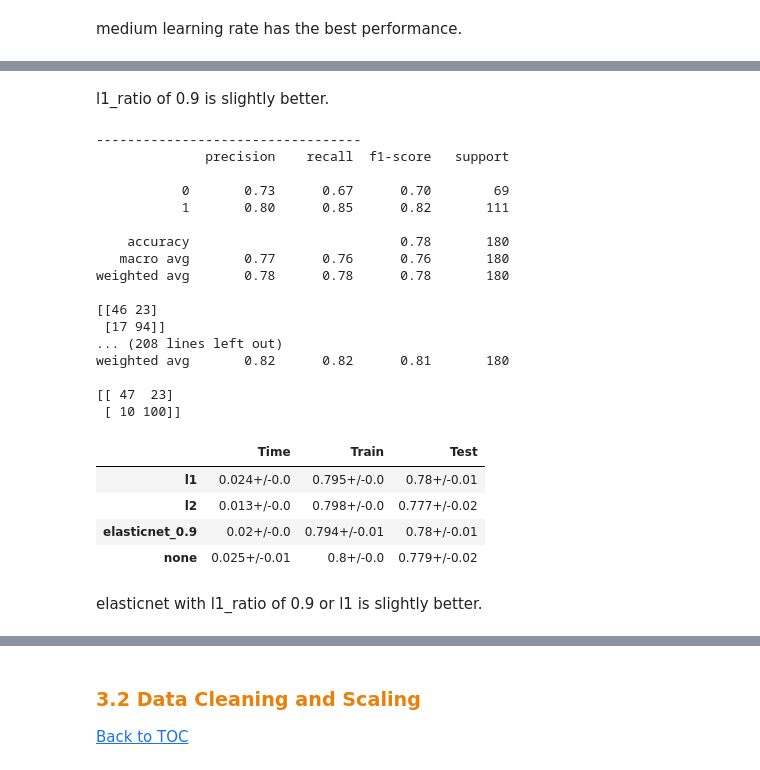
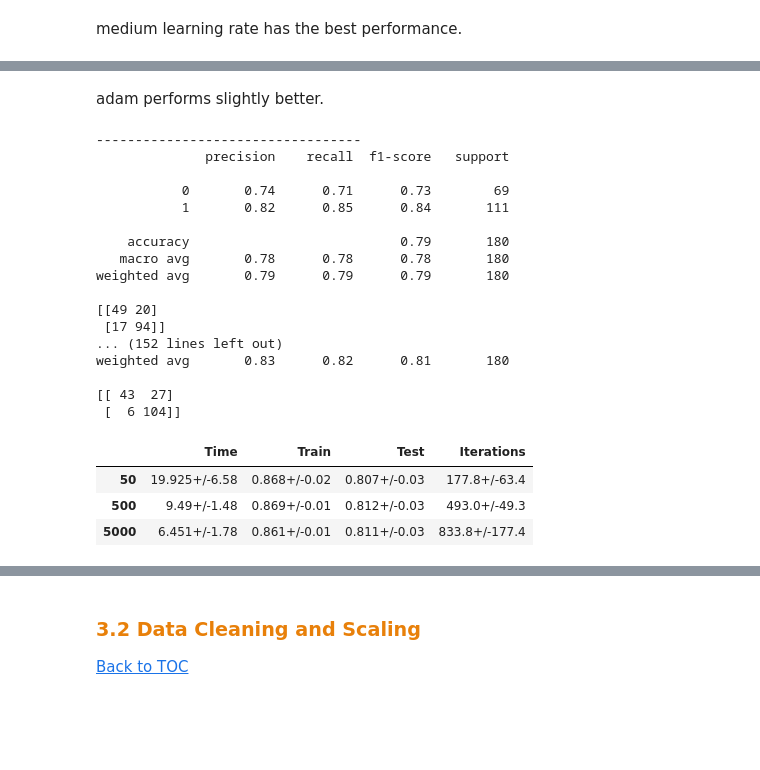
Before and after one commit to CatPalha/machineLearningProject, a Jupyter notebook: Project_BooleanPandemic_Group30.ipynb, the cells around one changed output, grey strips where cells are left out. Saved outputs shown, nothing was run; the diff lists cells and outputs as text; code cells hidden in the pictures; blank space fills up the shorter version.

```diff
--- a/Project_BooleanPandemic_Group30.ipynb
+++ b/Project_BooleanPandemic_Group30.ipynb
@@ -229,7 +235,6 @@ target = train['Deceased']
 data['Infected_per_Family'] = data['Parents or siblings infected'] + data['Wife/Husband or children infected']
 data['Marital_Status'] = 0
 data['Gender'] = 0
-data['Title'] = 0
 # 2020-60 = 1960
 data['Is_young'] = 0
 for i in data.index:
@@ -552,19 +550,7 @@ def avg_score(model_, method='knn', k=1, remove=False, std=3, oversampling=False
     timer = []
     n_iter = []
 
-    data__ = data.drop(['Name','City','Title'],1)
-
-    """cat_col = []
-    num_col = []
-
-    for col in data__.columns:
-        if col in ['Severity','City','Marital_Status','Gender','Title','Is_young']:
-            cat_col.append(col)
-        elif col in ['Family_Case_ID','Birthday_year','Parents or siblings infected','Wife/Husband or children infected','Medical_Expenses_Family','Infected_per_Family']:
-            num_col.append(col)
-
-    anova = pd.Series(data=0,index=num_col)
-    chi = pd.Series(data=0,index=cat_col)"""
+    data__ = data.drop(['Name','City'],1)
 
     for train_index, test_index in kf.split(data__,target):
         model = deepcopy(model_)
@@ -584,16 +570,6 @@ def avg_score(model_, method='knn', k=1, remove=False, std=3, oversampling=False
         # oversample the minority class
         if oversampling == True:
             X_train, y_train = oversample(X_train, y_train)
-
-        """if features == True:
-            data_cat = X_train[cat_col]
-            data_num = X_train[num_col]
-
-            anova_ = pd.Series(data=f_classif(data_num,y_train)[0],index=data_num.columns)
-            chi_ = pd.Series(data=chi2(data_cat,y_train)[0],index=data_cat.columns)
-
-            anova += anova_
-            chi += chi_"""
 
         # scale the data
         scaler.fit(X_train)
@@ -653,13 +629,6 @@ def avg_score(model_, method='knn', k=1, remove=False, std=3, oversampling=False
     avg_iter = round(np.mean(n_iter),1)
     std_iter = round(np.std(n_iter),1)
 
-    """if features == True:
-        anova = anova.sort_values(ascending=False)
-        chi = chi.sort_values(ascending=False)
-
-        print(anova)
-        print(chi)"""
-
     return str(avg_time) + '+/-' + str(std_time), str(avg_train) + '+/-' + str(std_train),\
 str(avg_test) + '+/-' + str(std_test), str(avg_iter) + '+/-' + str(std_iter)
 # %%
@@ -919,2 +848,0 @@ weighted avg       0.81      0.81      0.80       180
-# %% [markdown]
-l1_ratio of 0.9 is slightly better.
@@ -926,28 +849,31 @@ model_saga_none = LogisticRegression(penalty='none',solver='saga')
+# %% [markdown]
+adam performs slightly better.
+# %%
+model_batch5 = MLPClassifier(batch_size=5,max_iter=1000,random_state=0)
+model_batch50 = MLPClassifier(batch_size=50,max_iter=1000,random_state=0)
+model_batch500 = MLPClassifier(batch_size=500,max_iter=1000,random_state=0)
 # %%
-df = pd.DataFrame(columns=['Time','Train','Test'],index=['l1','l2','elasticnet_0.9','none'])
-show_results(df,[model_saga_l1,model_saga_l2,model_saga_elasticnet_0_9,model_saga_none])
+df = pd.DataFrame(columns=['Time','Train','Test','Iterations'],index=[50,500,5000])
+show_results(df,[model_batch5,model_batch50,model_batch500])
 # %% [output]
 ----------------------------------
               precision    recall  f1-score   support
 
-           0       0.73      0.67      0.70        69
-           1       0.80      0.85      0.82       111
+           0       0.74      0.71      0.73        69
+           1       0.82      0.85      0.84       111
 
-    accuracy                           0.78       180
-   macro avg       0.77      0.76      0.76       180
-weighted avg       0.78      0.78      0.78       180
+    accuracy                           0.79       180
+   macro avg       0.78      0.78      0.78       180
+weighted avg       0.79      0.79      0.79       180
 
-[[46 23]
+[[49 20]
  [17 94]]
-... (208 lines left out)
-weighted avg       0.82      0.82      0.81       180
+... (152 lines left out)
+weighted avg       0.83      0.82      0.81       180
 
-[[ 47  23]
- [ 10 100]]
+[[ 43  27]
+ [  6 104]]
-|  | Time | Train | Test |
-| l1 | 0.024+/-0.0 | 0.795+/-0.0 | 0.78+/-0.01 |
-| l2 | 0.013+/-0.0 | 0.798+/-0.0 | 0.777+/-0.02 |
-| elasticnet_0.9 | 0.02+/-0.0 | 0.794+/-0.01 | 0.78+/-0.01 |
-| none | 0.025+/-0.01 | 0.8+/-0.0 | 0.779+/-0.02 |
+|  | Time | Train | Test | Iterations |
+| 50 | 19.925+/-6.58 | 0.868+/-0.02 | 0.807+/-0.03 | 177.8+/-63.4 |
+| 500 | 9.49+/-1.48 | 0.869+/-0.01 | 0.812+/-0.03 | 493.0+/-49.3 |
+| 5000 | 6.451+/-1.78 | 0.861+/-0.01 | 0.811+/-0.03 | 833.8+/-177.4 |
-# %% [markdown]
-elasticnet with l1_ratio of 0.9 or l1 is slightly better.
```
Also changed, not shown: parts of 117 cells of this notebook, 10 other files.
